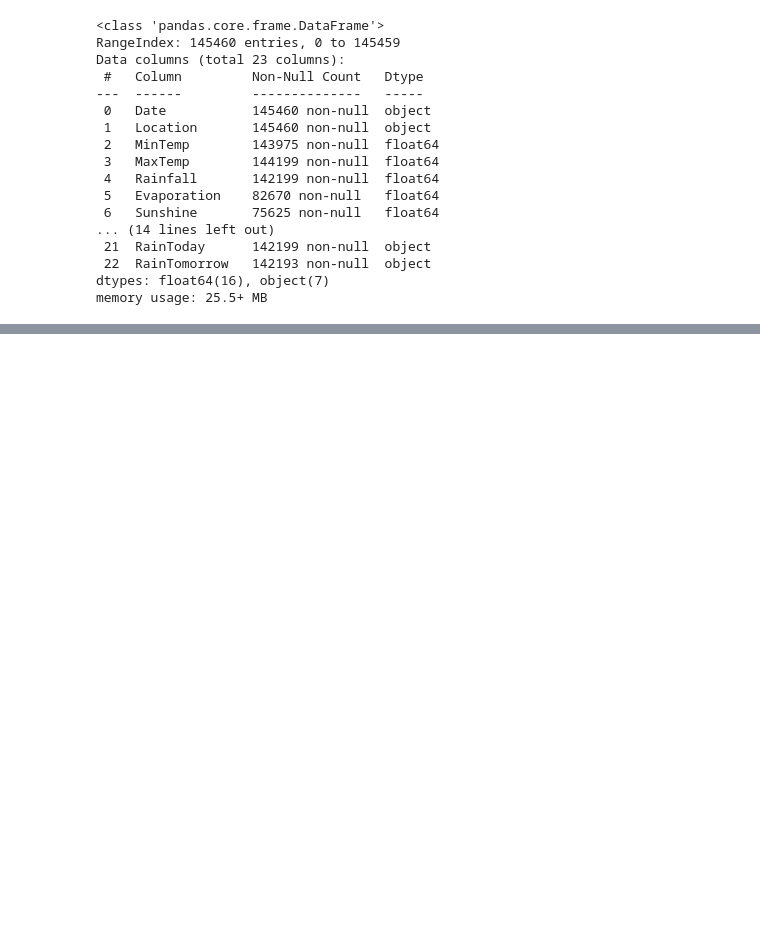
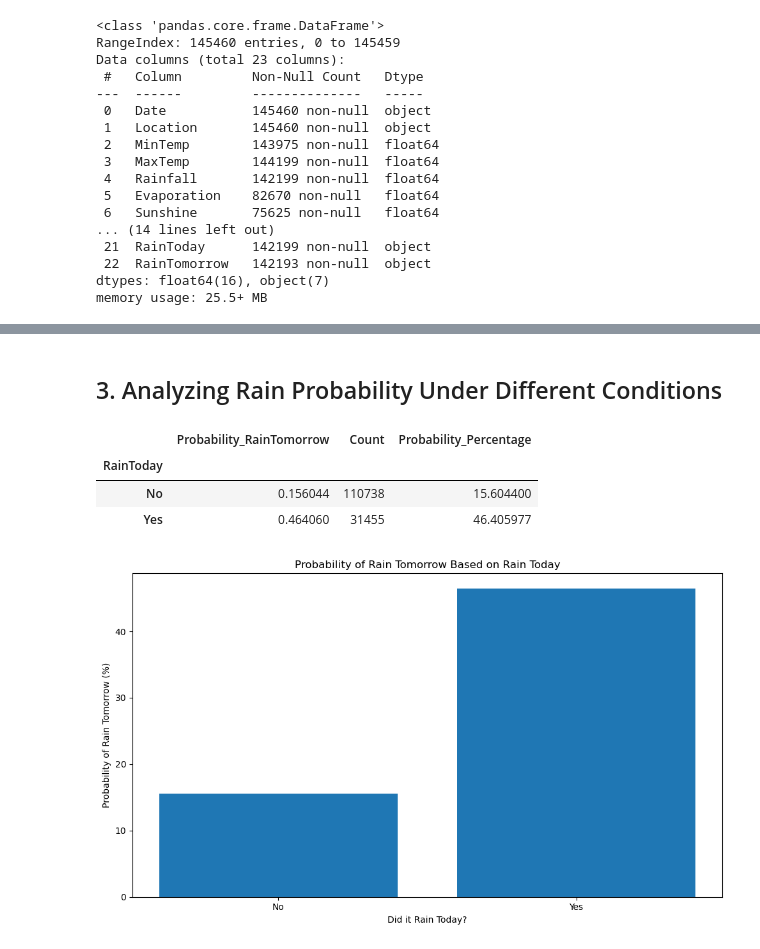
Before and after one commit to mohamed-alawy/WeatherAUS, a Jupyter notebook: Weather.ipynb, the cells around one changed output, grey strips where cells are left out. Saved outputs shown, nothing was run; the diff lists cells and outputs as text; code cells hidden in the pictures; blank space fills up the shorter version.

```diff
--- a/Weather.ipynb
+++ b/Weather.ipynb
@@ -423,0 +73,2 @@ plt.show()
+# %%
+df_analysis = df_analysis.sort_values(['Location', 'Date']).reset_index(drop=True)
@@ -423,0 +171,32 @@ plt.show()
+# %%
+df_analysis['Year'] = df_analysis['Date'].dt.year
+df_analysis['Month'] = df_analysis['Date'].dt.month
+df_analysis['Day'] = df_analysis['Date'].dt.day
+df_analysis['DayOfYear'] = df_analysis['Date'].dt.dayofyear
+df_analysis['WeekOfYear'] = df_analysis['Date'].dt.isocalendar().week
+df_analysis['Quarter'] = df_analysis['Date'].dt.quarter
+# %%
+def get_season(month):
+    if month in [12, 1, 2]:
+        return 'Summer'
+    elif month in [3, 4, 5]:
+        return 'Autumn'
+    elif month in [6, 7, 8]:
+        return 'Winter'
+    else:
+        return 'Spring'
+
+df_analysis['Season'] = df_analysis['Month'].apply(get_season)
+# %%
+df_analysis['HumidityMean'] = (df_analysis['Humidity9am'] + df_analysis['Humidity3pm']) / 2
+df_analysis['HumidityChange'] = df_analysis['Humidity3pm'] - df_analysis['Humidity9am']
+df_analysis['PressureChange'] = df_analysis['Pressure3pm'] - df_analysis['Pressure9am']
+df_analysis['WindSpeedChange'] = df_analysis['WindSpeed3pm'] - df_analysis['WindSpeed9am']
+df_analysis['TempChange'] = df_analysis['Temp3pm'] - df_analysis['Temp9am']
+
+df_analysis['CloudMean'] = df_analysis[['Cloud9am', 'Cloud3pm']].mean(axis=1)
+
+df_analysis['WindDirChange'] = (df_analysis['WindDir9am'] != df_analysis['WindDir3pm']).astype(int)
+
+df_analysis['RainToday_Binary'] = (df_analysis['RainToday'] == 'Yes').astype(int)
+df_analysis['RainTomorrow_Binary'] = (df_analysis['RainTomorrow'] == 'Yes').astype(int)
@@ -423,0 +213,26 @@ plt.show()
+# %% [markdown]
+## 3. Analyzing Rain Probability Under Different Conditions
+# %%
+rain_probability_by_today = df_analysis.groupby('RainToday')['RainTomorrow_Binary'].agg(['mean', 'count'])
+rain_probability_by_today.columns = ['Probability_RainTomorrow', 'Count']
+rain_probability_by_today['Probability_Percentage'] = rain_probability_by_today['Probability_RainTomorrow'] * 100
+
+rain_probability_by_today.head()
+# %% [output]
+|  | Probability_RainTomorrow | Count | Probability_Percentage |
+| RainToday |  |  |  |
+| No | 0.156044 | 110738 | 15.604400 |
+| Yes | 0.464060 | 31455 | 46.405977 |
+# %%
+plt.figure(figsize=(10, 6))
+rain_prob_today = df_analysis.groupby('RainToday')['RainTomorrow_Binary'].mean() * 100
+bars = plt.bar(rain_prob_today.index, rain_prob_today.values)
+
+plt.title('Probability of Rain Tomorrow Based on Rain Today')
+plt.xlabel('Did it Rain Today?')
+plt.ylabel('Probability of Rain Tomorrow (%)')
+
+plt.tight_layout()
+plt.show()
+# %% [output]
+[figure, added]
```
Also changed, not shown: parts of 73 cells of this notebook, 1 other file.
